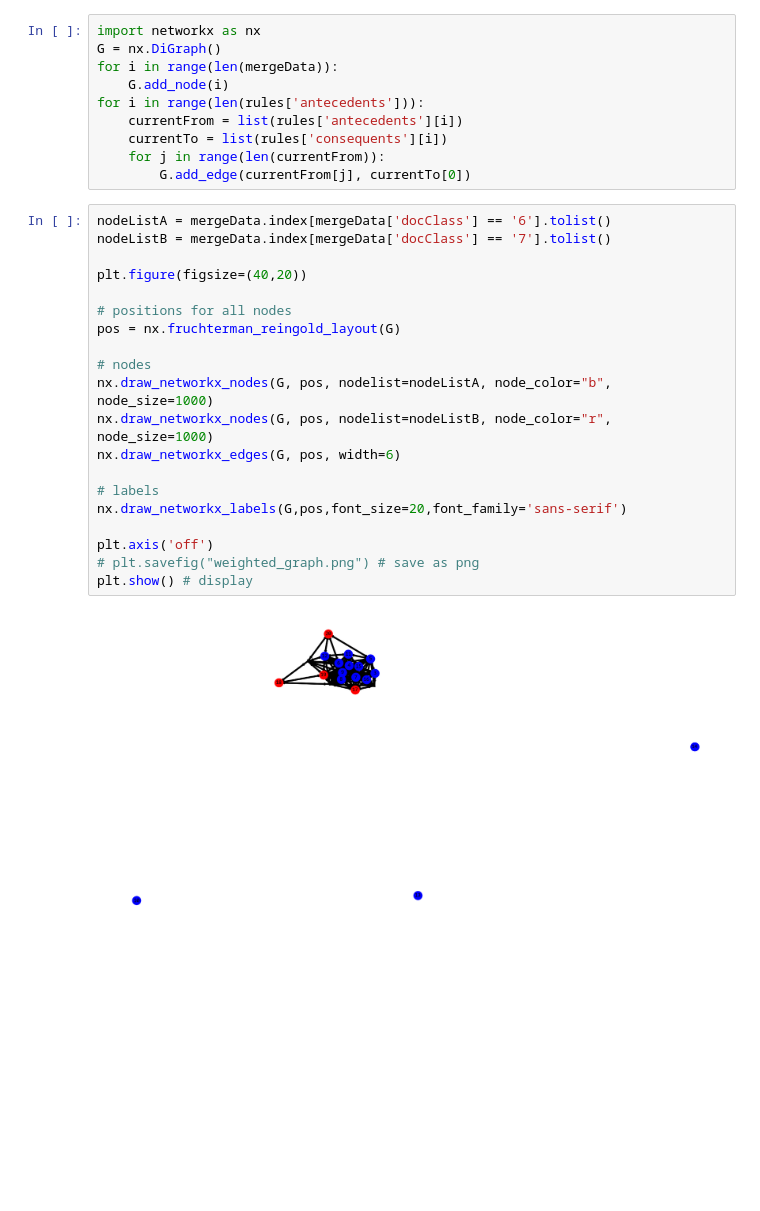
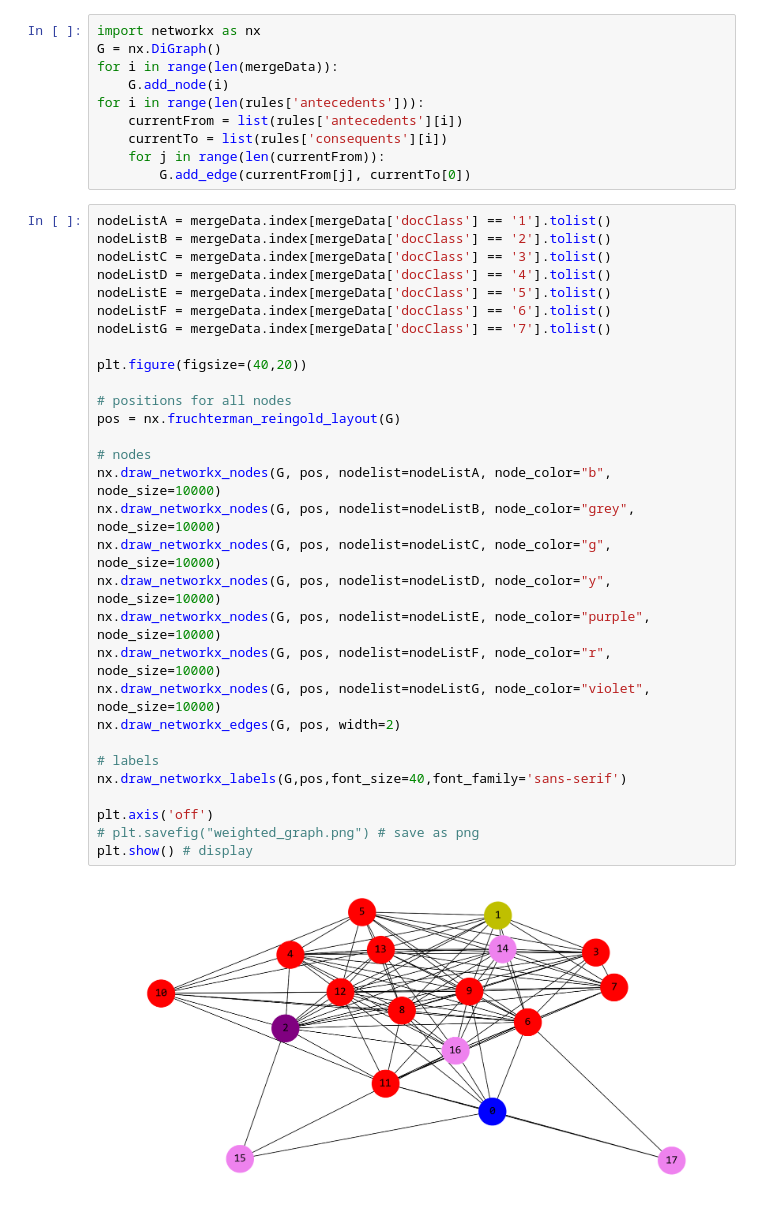
Before and after one commit to snowflakedong/107-1_Python_Project, a Jupyter notebook: Week_11/Class.ipynb, the cells around one changed output. Saved outputs shown, nothing was run; the diff lists cells and outputs as text; blank space fills up the shorter version.

```diff
--- a/Week_11/Class.ipynb
+++ b/Week_11/Class.ipynb
@@ -332,27 +331,37 @@ for i in range(len(rules['antecedents'])):
     for j in range(len(currentFrom)):
         G.add_edge(currentFrom[j], currentTo[0])
 # %%
-nodeListA = mergeData.index[mergeData['docClass'] == '6'].tolist()
-nodeListB = mergeData.index[mergeData['docClass'] == '7'].tolist()
+nodeListA = mergeData.index[mergeData['docClass'] == '1'].tolist()
+nodeListB = mergeData.index[mergeData['docClass'] == '2'].tolist()
+nodeListC = mergeData.index[mergeData['docClass'] == '3'].tolist()
+nodeListD = mergeData.index[mergeData['docClass'] == '4'].tolist()
+nodeListE = mergeData.index[mergeData['docClass'] == '5'].tolist()
+nodeListF = mergeData.index[mergeData['docClass'] == '6'].tolist()
+nodeListG = mergeData.index[mergeData['docClass'] == '7'].tolist()
 
 plt.figure(figsize=(40,20))
 
 # positions for all nodes
 pos = nx.fruchterman_reingold_layout(G)
 
 # nodes
-nx.draw_networkx_nodes(G, pos, nodelist=nodeListA, node_color="b", node_size=1000)
-nx.draw_networkx_nodes(G, pos, nodelist=nodeListB, node_color="r", node_size=1000)
-nx.draw_networkx_edges(G, pos, width=6)
+nx.draw_networkx_nodes(G, pos, nodelist=nodeListA, node_color="b", node_size=10000)
+nx.draw_networkx_nodes(G, pos, nodelist=nodeListB, node_color="grey", node_size=10000)
+nx.draw_networkx_nodes(G, pos, nodelist=nodeListC, node_color="g", node_size=10000)
+nx.draw_networkx_nodes(G, pos, nodelist=nodeListD, node_color="y", node_size=10000)
+nx.draw_networkx_nodes(G, pos, nodelist=nodeListE, node_color="purple", node_size=10000)
+nx.draw_networkx_nodes(G, pos, nodelist=nodeListF, node_color="r", node_size=10000)
+nx.draw_networkx_nodes(G, pos, nodelist=nodeListG, node_color="violet", node_size=10000)
+nx.draw_networkx_edges(G, pos, width=2)
 
 # labels
-nx.draw_networkx_labels(G,pos,font_size=20,font_family='sans-serif')
+nx.draw_networkx_labels(G,pos,font_size=40,font_family='sans-serif')
 
 plt.axis('off')
 # plt.savefig("weighted_graph.png") # save as png
 plt.show() # display
 # %% [output]
-[figure, old version]
+[figure, new version]
 # %%
 # 獨立議題，和其他社團無關聯
 list(nx.isolates(G))
```
Also changed, not shown: parts of 21 cells of this notebook, 1 other file.
